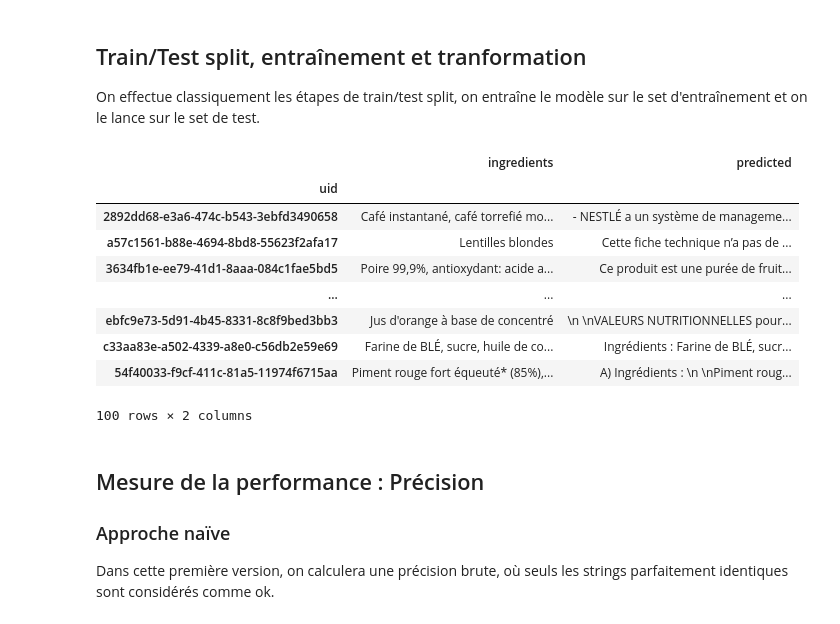
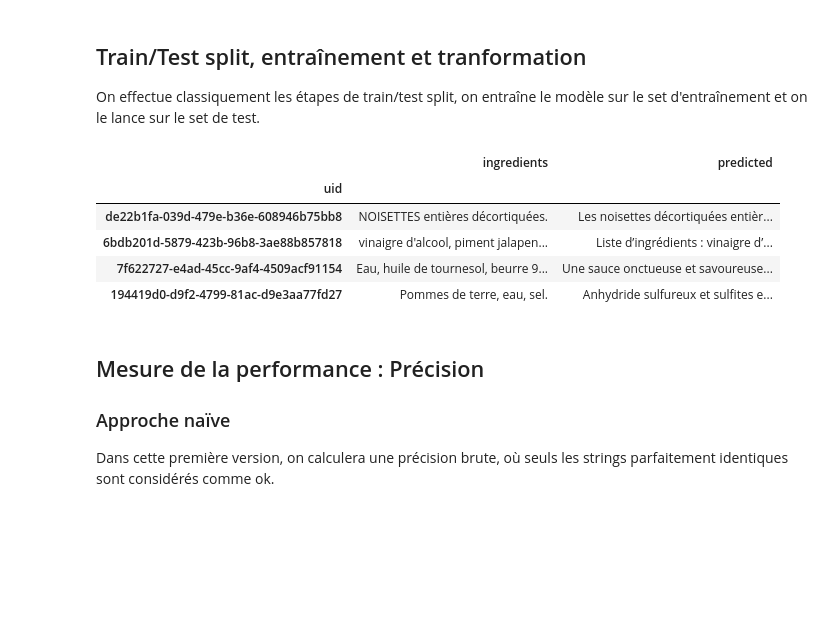
Before and after one commit to UltraDiuve/PIM-Recognizer, a Jupyter notebook: report/notebooks/Performance_measurement.ipynb, the cells around one changed output. Drawn from its saved outputs; the diff is of its cells as text; code cells hidden in the pictures; blank space fills up the shorter version.

```diff
--- a/report/notebooks/Performance_measurement.ipynb
+++ b/report/notebooks/Performance_measurement.ipynb
@@ -104,24 +101,20 @@ On effectue classiquement les étapes de train/test split, on entraîne le modè
 # %%
 train, test = train_test_split(splitted_df, train_size=400, random_state=42)
 model = SimilaritySelector(similarity='projection')
 model.fit(train['blocks'], train['ingredients'])
 predicted = pd.Series(model.predict(test['blocks']),
                       index=test.index,
                       name='predicted'
                      )
 predicted = pd.concat([test['ingredients'], predicted], axis=1)
-predicted
+predicted.sample(4)
 # %% [output]
 |  | ingredients | predicted |
 | uid |  |  |
-| 2892dd68-e3a6-474c-b543-3ebfd3490658 | Café instantané, café torrefié mo... | - NESTLÉ a un système de manageme... |
-| a57c1561-b88e-4694-8bd8-55623f2afa17 | Lentilles blondes | Cette fiche technique n’a pas de ... |
-| 3634fb1e-ee79-41d1-8aaa-084c1fae5bd5 | Poire 99,9%, antioxydant: acide a... | Ce produit est une purée de fruit... |
-| ... | ... | ... |
-| ebfc9e73-5d91-4b45-8331-8c8f9bed3bb3 | Jus d'orange à base de concentré | \n \nVALEURS NUTRITIONNELLES pour... |
-| c33aa83e-a502-4339-a8e0-c56db2e59e69 | Farine de BLÉ, sucre, huile de co... | Ingrédients : Farine de BLÉ, sucr... |
-| 54f40033-f9cf-411c-81a5-11974f6715aa | Piment rouge fort équeuté* (85%),... | A) Ingrédients : \n \nPiment roug... |
+| de22b1fa-039d-479e-b36e-608946b75bb8 | NOISETTES entières décortiquées. | Les noisettes décortiquées entièr... |
+| 6bdb201d-5879-423b-96b8-3ae88b857818 | vinaigre d'alcool, piment jalapen... | Liste d’ingrédients : vinaigre d’... |
+| 7f622727-e4ad-45cc-9af4-4509acf91154 | Eau, huile de tournesol, beurre 9... | Une sauce onctueuse et savoureuse... |
+| 194419d0-d9f2-4799-81ac-d9e3aa77fd27 | Pommes de terre, eau, sel. | Anhydride sulfureux et sulfites e... |
-100 rows × 2 columns
 # %% [markdown]
 ## Mesure de la performance : Précision
 
```
Also changed, not shown: parts of 10 cells of this notebook, 3 other files.
